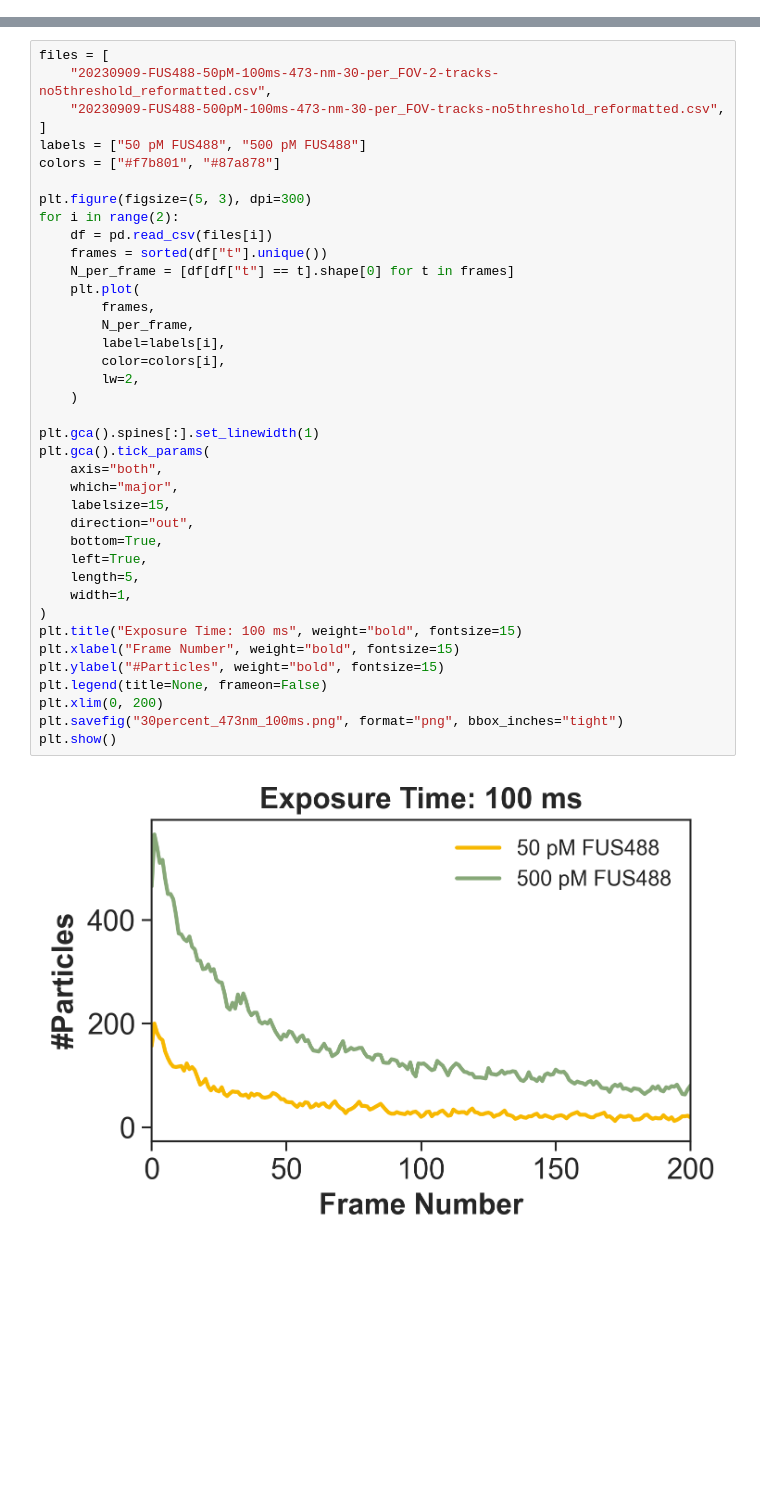
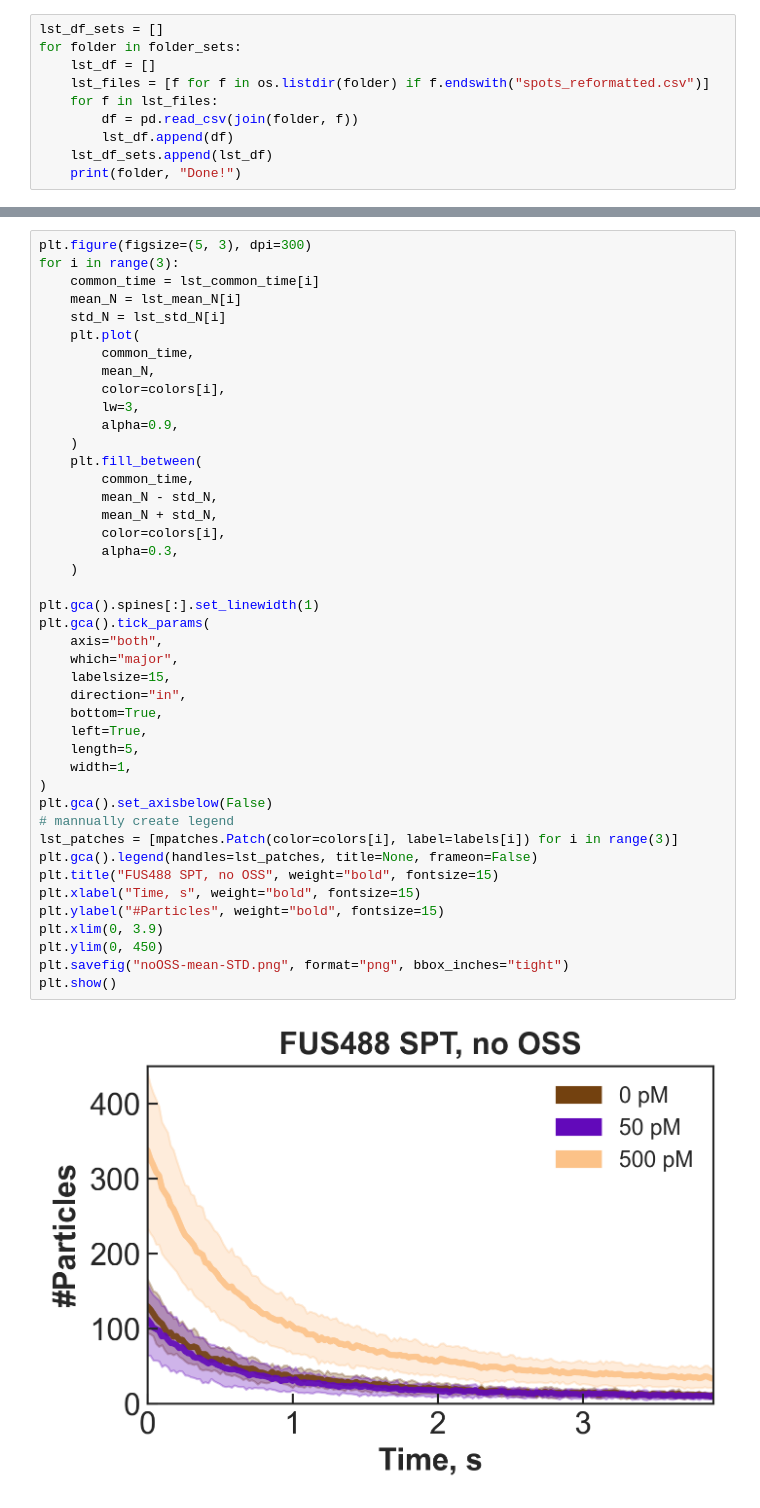
Before and after one commit to walterlab-um/intra_condensate_SPT, a Jupyter notebook: plot_paper_figure/Fig_SM_FUS488_SPT_signal_real.ipynb, the cells around one changed output, grey strips where cells are left out. Drawn from its saved outputs; the diff is of its cells as text; blank space fills up the shorter version.

```diff
--- a/plot_paper_figure/Fig_SM_FUS488_SPT_signal_real.ipynb
+++ b/plot_paper_figure/Fig_SM_FUS488_SPT_signal_real.ipynb
@@ -17,0 +34,10 @@ os.chdir(folder_save)
+# %%
+lst_df_sets = []
+for folder in folder_sets:
+    lst_df = []
+    lst_files = [f for f in os.listdir(folder) if f.endswith("spots_reformatted.csv")]
+    for f in lst_files:
+        df = pd.read_csv(join(folder, f))
+        lst_df.append(df)
+    lst_df_sets.append(lst_df)
+    print(folder, "Done!")
@@ -60,41 +114,45 @@ plt.show()
 # %%
-files = [
-    "20230909-FUS488-50pM-100ms-473-nm-30-per_FOV-2-tracks-no5threshold_reformatted.csv",
-    "20230909-FUS488-500pM-100ms-473-nm-30-per_FOV-tracks-no5threshold_reformatted.csv",
-]
-labels = ["50 pM FUS488", "500 pM FUS488"]
-colors = ["#f7b801", "#87a878"]
-
 plt.figure(figsize=(5, 3), dpi=300)
-for i in range(2):
-    df = pd.read_csv(files[i])
-    frames = sorted(df["t"].unique())
-    N_per_frame = [df[df["t"] == t].shape[0] for t in frames]
+for i in range(3):
+    common_time = lst_common_time[i]
+    mean_N = lst_mean_N[i]
+    std_N = lst_std_N[i]
     plt.plot(
-        frames,
-        N_per_frame,
-        label=labels[i],
+        common_time,
+        mean_N,
         color=colors[i],
-        lw=2,
+        lw=3,
+        alpha=0.9,
+    )
+    plt.fill_between(
+        common_time,
+        mean_N - std_N,
+        mean_N + std_N,
+        color=colors[i],
+        alpha=0.3,
     )
 
 plt.gca().spines[:].set_linewidth(1)
 plt.gca().tick_params(
     axis="both",
     which="major",
     labelsize=15,
-    direction="out",
+    direction="in",
     bottom=True,
     left=True,
     length=5,
     width=1,
 )
-plt.title("Exposure Time: 100 ms", weight="bold", fontsize=15)
-plt.xlabel("Frame Number", weight="bold", fontsize=15)
+plt.gca().set_axisbelow(False)
+# mannually create legend
+lst_patches = [mpatches.Patch(color=colors[i], label=labels[i]) for i in range(3)]
+plt.gca().legend(handles=lst_patches, title=None, frameon=False)
+plt.title("FUS488 SPT, no OSS", weight="bold", fontsize=15)
+plt.xlabel("Time, s", weight="bold", fontsize=15)
 plt.ylabel("#Particles", weight="bold", fontsize=15)
-plt.legend(title=None, frameon=False)
-plt.xlim(0, 200)
-plt.savefig("30percent_473nm_100ms.png", format="png", bbox_inches="tight")
+plt.xlim(0, 3.9)
+plt.ylim(0, 450)
+plt.savefig("noOSS-mean-STD.png", format="png", bbox_inches="tight")
 plt.show()
 # %% [output]
-[figure, old version]
+[figure, new version]
```
Also changed, not shown: parts of 22 cells of this notebook.
